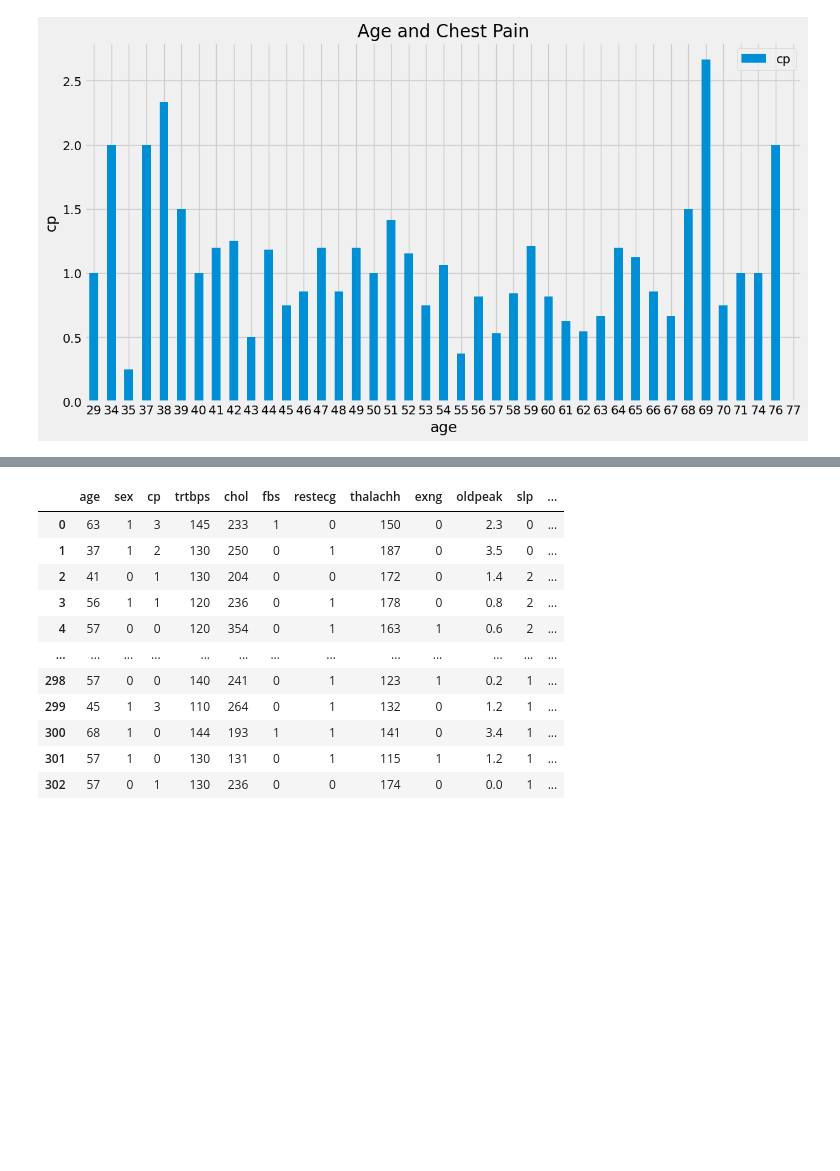
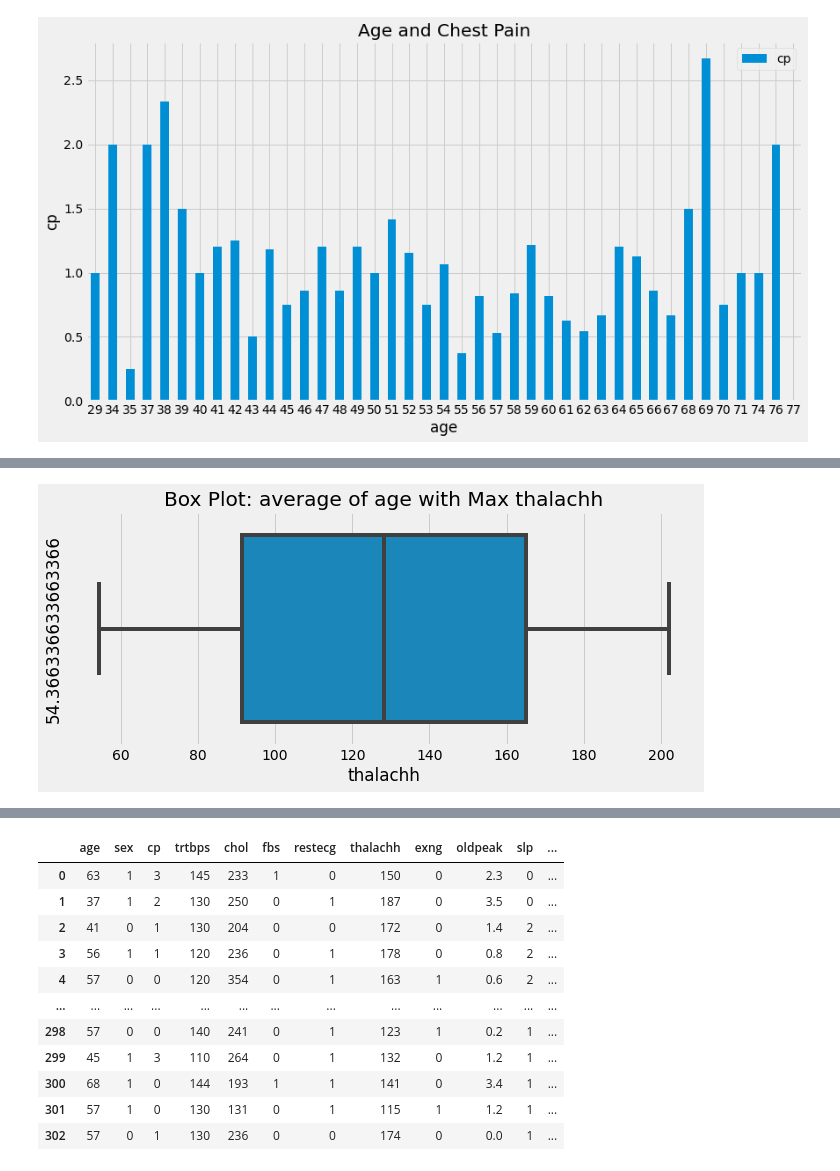
Before and after one commit to Sithysak/Heart-Attack-Prediction, a Jupyter notebook: Predict Heart Attack.ipynb, the cells around one changed output, grey strips where cells are left out. Saved outputs shown, nothing was run; the diff lists cells and outputs as text; code cells hidden in the pictures; blank space fills up the shorter version.

Commit message:
submit
add boxplot and heat map

```diff
--- a/Predict Heart Attack.ipynb
+++ b/Predict Heart Attack.ipynb
@@ -366,0 +388,16 @@ plt.show()
+# %%
+
+x = np.mean(df['age'])
+y = np.max(df['thalachh'])
+data=[x,y]
+fig = plt.figure(figsize =(10, 4))
+
+# Create a box plot
+sns.boxplot(data)
+
+plt.xlabel('thalachh')
+plt.ylabel(x)
+plt.title('Box Plot: average of age with Max thalachh')
+plt.show()
+# %% [output]
+[figure, added]
```
Also changed, not shown: parts of 22 cells of this notebook.
